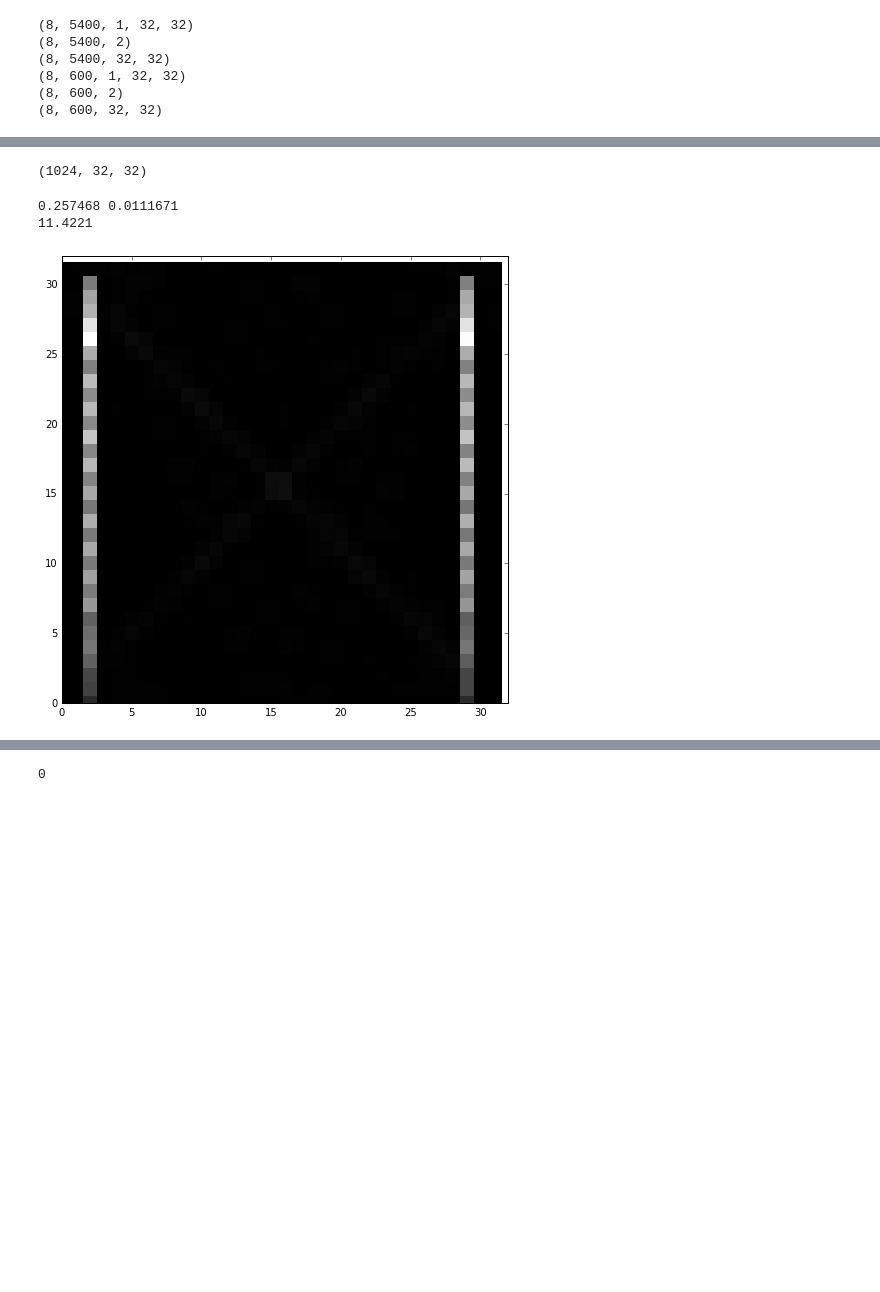
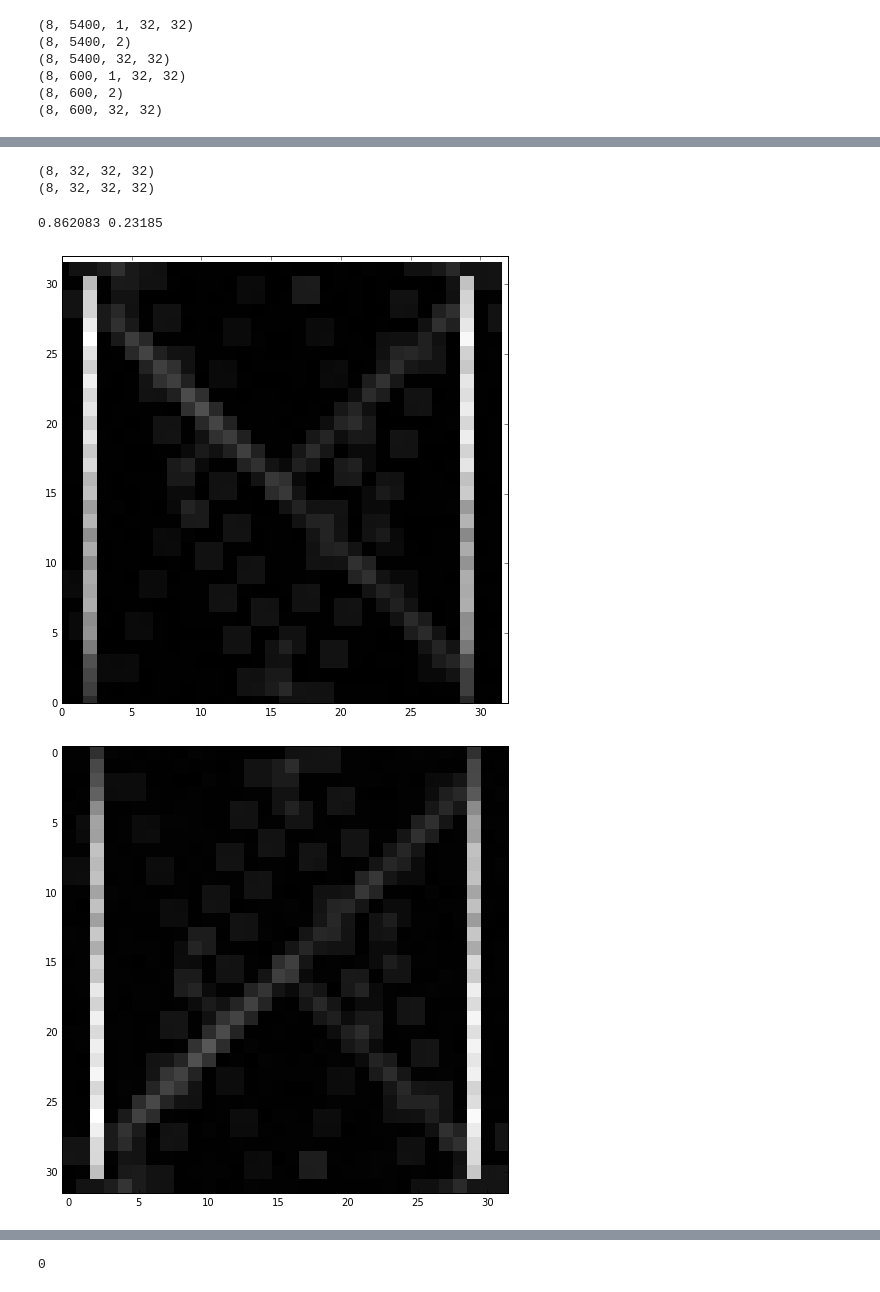
Before and after one commit to dmgottlieb/pong_rnn, a Jupyter notebook: PongRNN.ipynb, the cells around one changed output, grey strips where cells are left out. Saved outputs shown, nothing was run; the diff lists cells and outputs as text; code cells hidden in the pictures; blank space fills up the shorter version.

```diff
--- a/PongRNN.ipynb
+++ b/PongRNN.ipynb
@@ -90,7 +90,7 @@ print y_val.shape
 
 from theano_pong_rnn import *
 
-model = PongRNNModel(8,1024,32,32)
+model = PongRNNModel(8,32,32,32)
 # %%
 # train the model
 
@@ -98,24 +98,24 @@ model = PongRNNModel(8,1024,32,32)
 
 i=0
 epoch=0
-alpha = 100
+alpha = 10
 lr_decay = 0.995
 
 while (True):
-    if (i + 1024 > p_train.shape[1]):
+    if (i + 32 > 32):
         epoch += 1
         i = 0
-        print "Loss after %i epochs: %f" % (epoch, loss)
+        if epoch % 10 == 0: print "Loss after %i epochs: %f" % (epoch, loss)
         alpha = alpha * lr_decay
 
-    q_batch = q_train[:,i:i+1024].astype(np.float32)
-    p_batch = p_train[:,i:i+1024].astype(np.float32)
-    y_batch = y_train[:,i:i+1024].astype(np.float32)
+    q_batch = q_train[:,i:i+32].astype(np.float32)
+    p_batch = p_train[:,i:i+32].astype(np.float32)
+    y_batch = y_train[:,i:i+32].astype(np.float32)
 
     loss = model.train(q_batch,p_batch,y_batch,alpha)
     if (i % 1000 == 0): pass
         #print "Loss after %i batches: %f" % (i, loss)
 
 
-    i = i + 1024
+    i = i + 32
 # %% [output]
@@ -141,25 +139,29 @@ Loss after 19 epochs: 0.054290
 KeyboardInterrupt:
 # %%
-pred = model.predict(q_train[:,0:1024].astype(np.float32),p_train[:,0:1024].astype(np.float32))
-y_val_batch = y_train[:,0:1024].astype(np.float32)
+pred = model.predict(q_val[:,0:32].astype(np.float32),p_val[:,0:32].astype(np.float32))
+y_val_batch = y_val[:,0:32].astype(np.float32)
 print pred.shape
+
+pred_over = model.predict(q_train[:,0:32].astype(np.float32),p_train[:,0:32].astype(np.float32))
+print pred_over.shape
 # %% [output]
-(1024, 32, 32)
+(8, 32, 32, 32)
+(8, 32, 32, 32)
 # %%
 plt.axis([0,32,0,32])
 plt.ion()
 
 print pred.max(), pred.mean()
-print pred[0].sum()
+# print pred[0].sum()
 
-for row in pred[0:1]:
+for row in pred_over[:,0:1]:
     frame = row.reshape((32,32))
     #frame = np.where(frame > 0.1, 1, 0)
     plt.imshow(frame)
     plt.draw()
     plt.show()
     plt.pause(0.01)
 # %% [output]
-0.257468 0.0111671
-11.4221
+0.862083 0.23185
-[figure, old version]
+[figure, new version]
+[figure, added]
```
Also changed, not shown: parts of 2 cells of this notebook, 1 other file.
